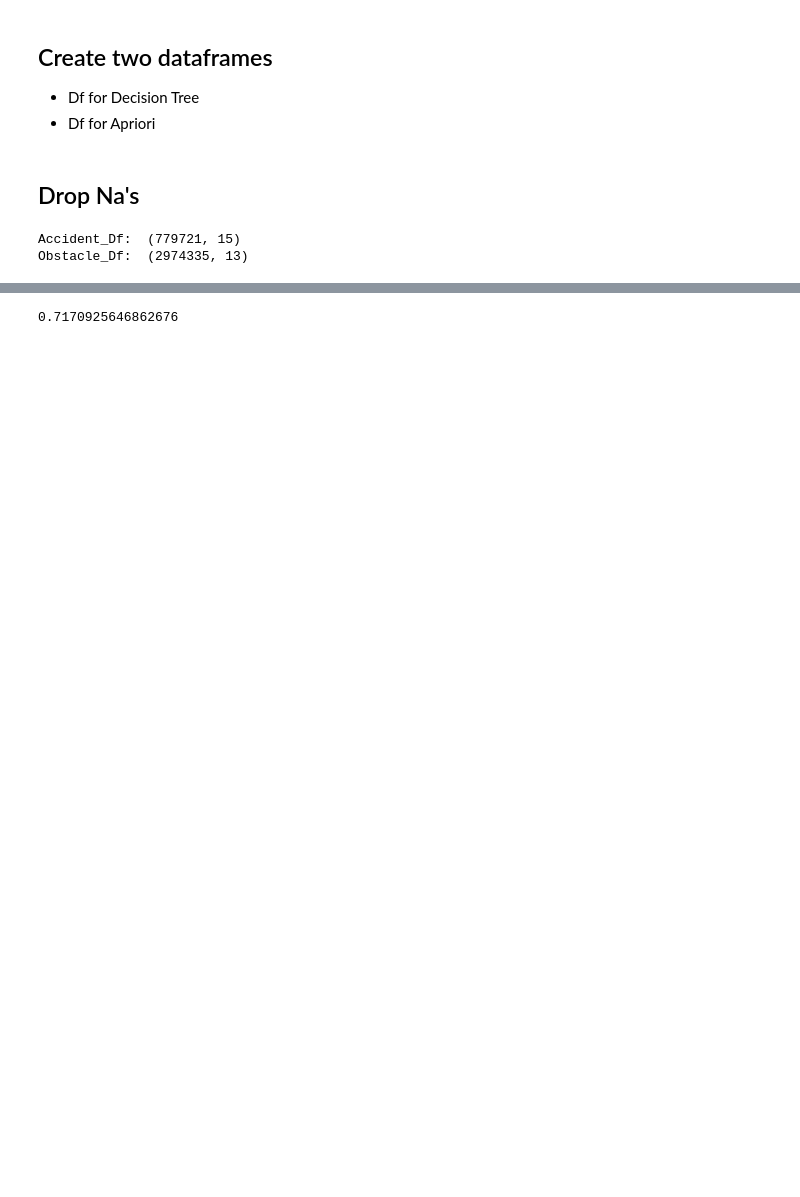
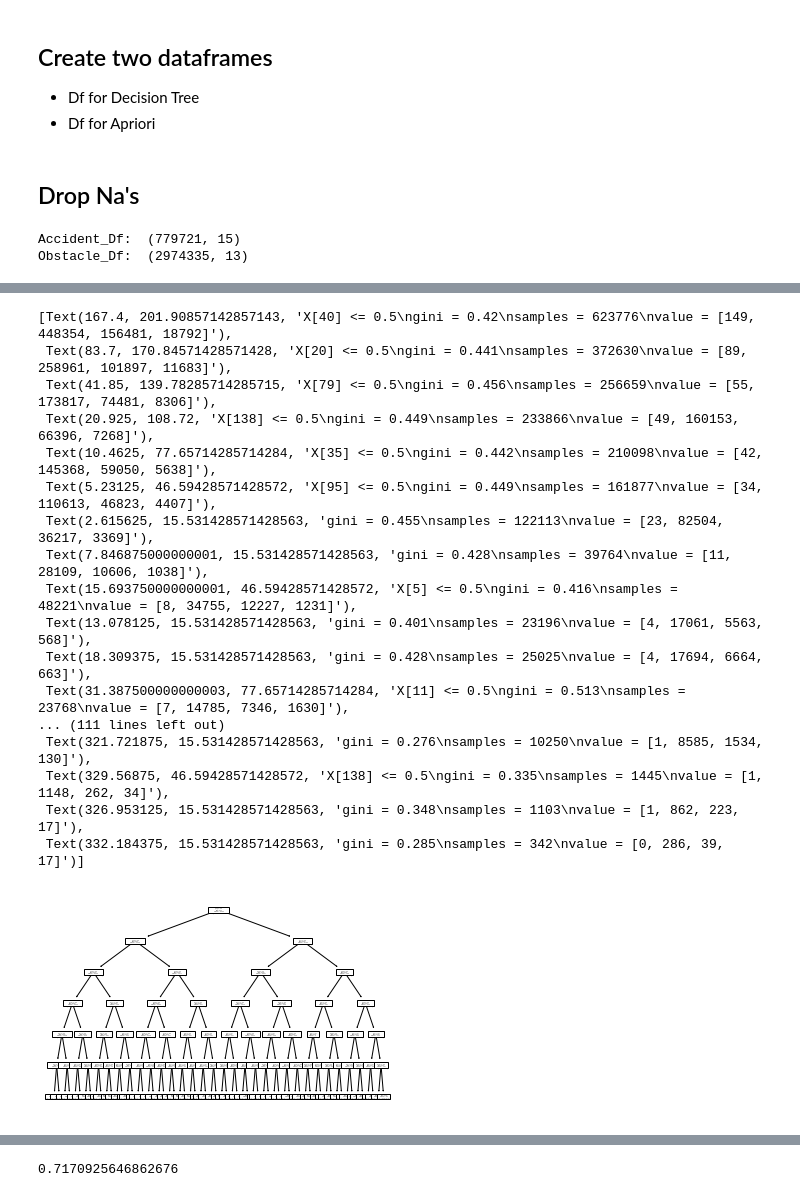
Before and after one commit to amirradman/cmpe255, a Jupyter notebook: Raymonds_Data_Exploration/accident_decision_trees.ipynb, the cells around one changed output, grey strips where cells are left out. Saved outputs shown, nothing was run; the diff lists cells and outputs as text; code cells hidden in the pictures; blank space fills up the shorter version.

```diff
--- a/Raymonds_Data_Exploration/accident_decision_trees.ipynb
+++ b/Raymonds_Data_Exploration/accident_decision_trees.ipynb
@@ -159,0 +163,23 @@ tree.plot_tree(clf5)
+# %%
+clf6 = DecisionTreeClassifier(max_depth=6)
+clf6 = clf6.fit(X_TRAIN, Y_TRAIN)
+tree.plot_tree(clf6)
+# %% [output]
+[Text(167.4, 201.90857142857143, 'X[40] <= 0.5\ngini = 0.42\nsamples = 623776\nvalue = [149, 448354, 156481, 18792]'),
+ Text(83.7, 170.84571428571428, 'X[20] <= 0.5\ngini = 0.441\nsamples = 372630\nvalue = [89, 258961, 101897, 11683]'),
+ Text(41.85, 139.78285714285715, 'X[79] <= 0.5\ngini = 0.456\nsamples = 256659\nvalue = [55, 173817, 74481, 8306]'),
+ Text(20.925, 108.72, 'X[138] <= 0.5\ngini = 0.449\nsamples = 233866\nvalue = [49, 160153, 66396, 7268]'),
+ Text(10.4625, 77.65714285714284, 'X[35] <= 0.5\ngini = 0.442\nsamples = 210098\nvalue = [42, 145368, 59050, 5638]'),
+ Text(5.23125, 46.59428571428572, 'X[95] <= 0.5\ngini = 0.449\nsamples = 161877\nvalue = [34, 110613, 46823, 4407]'),
+ Text(2.615625, 15.531428571428563, 'gini = 0.455\nsamples = 122113\nvalue = [23, 82504, 36217, 3369]'),
+ Text(7.846875000000001, 15.531428571428563, 'gini = 0.428\nsamples = 39764\nvalue = [11, 28109, 10606, 1038]'),
+ Text(15.693750000000001, 46.59428571428572, 'X[5] <= 0.5\ngini = 0.416\nsamples = 48221\nvalue = [8, 34755, 12227, 1231]'),
+ Text(13.078125, 15.531428571428563, 'gini = 0.401\nsamples = 23196\nvalue = [4, 17061, 5563, 568]'),
+ Text(18.309375, 15.531428571428563, 'gini = 0.428\nsamples = 25025\nvalue = [4, 17694, 6664, 663]'),
+ Text(31.387500000000003, 77.65714285714284, 'X[11] <= 0.5\ngini = 0.513\nsamples = 23768\nvalue = [7, 14785, 7346, 1630]'),
+... (111 lines left out)
+ Text(321.721875, 15.531428571428563, 'gini = 0.276\nsamples = 10250\nvalue = [1, 8585, 1534, 130]'),
+ Text(329.56875, 46.59428571428572, 'X[138] <= 0.5\ngini = 0.335\nsamples = 1445\nvalue = [1, 1148, 262, 34]'),
+ Text(326.953125, 15.531428571428563, 'gini = 0.348\nsamples = 1103\nvalue = [1, 862, 223, 17]'),
+ Text(332.184375, 15.531428571428563, 'gini = 0.285\nsamples = 342\nvalue = [0, 286, 39, 17]')]
+[figure, added]
```
Also changed, not shown: parts of 16 cells of this notebook, 3 other files.
